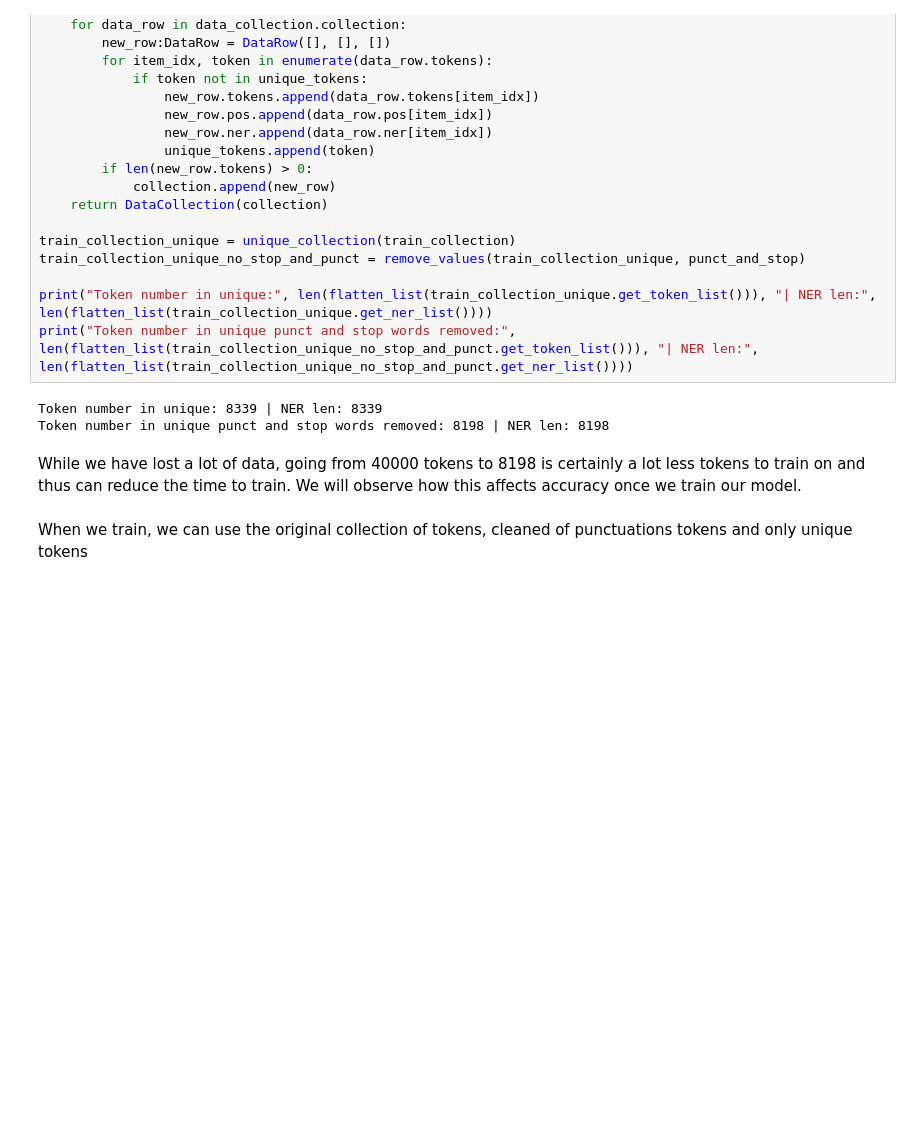
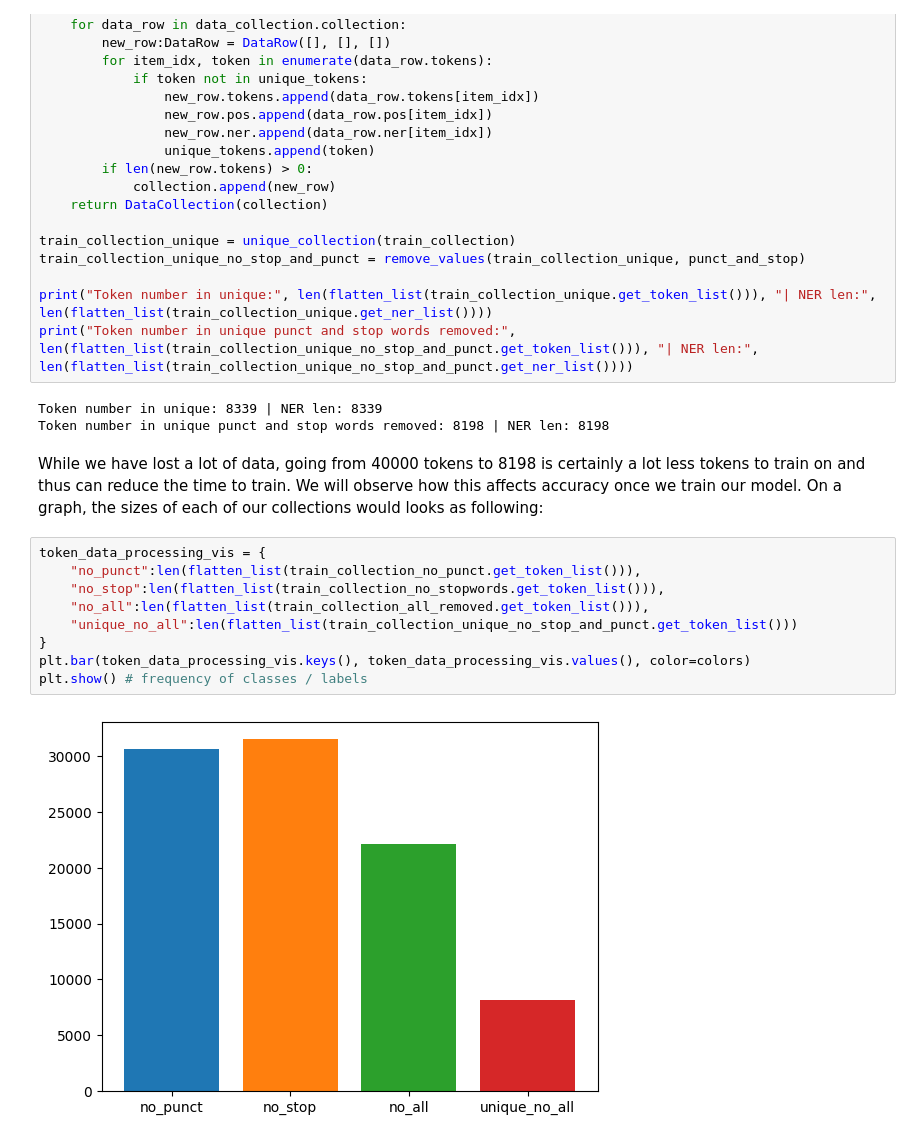
Before and after one commit to OliverKrieger/COM3029---NLP, a Jupyter notebook: cw/report/report_notebook.ipynb, the cells around one changed output. Cells and saved outputs as stored; diff of their text form; blank space fills up the shorter version.

```diff
--- a/cw/report/report_notebook.ipynb
+++ b/cw/report/report_notebook.ipynb
@@ -349,6 +349,15 @@ print("Token number in unique punct and stop words removed:", len(flatten_list(t
 Token number in unique: 8339 | NER len: 8339
 Token number in unique punct and stop words removed: 8198 | NER len: 8198
 # %% [markdown]
-While we have lost a lot of data, going from 40000 tokens to 8198 is certainly a lot less tokens to train on and thus can reduce the time to train. We will observe how this affects accuracy once we train our model.
+While we have lost a lot of data, going from 40000 tokens to 8198 is certainly a lot less tokens to train on and thus can reduce the time to train. We will observe how this affects accuracy once we train our model. On a graph, the sizes of each of our collections would looks as following:
-# %% [markdown]
-When we train, we can use the original collection of tokens, cleaned of punctuations tokens and only unique tokens
+# %%
+token_data_processing_vis = {
+    "no_punct":len(flatten_list(train_collection_no_punct.get_token_list())),
+    "no_stop":len(flatten_list(train_collection_no_stopwords.get_token_list())),
+    "no_all":len(flatten_list(train_collection_all_removed.get_token_list())),
+    "unique_no_all":len(flatten_list(train_collection_unique_no_stop_and_punct.get_token_list()))
+}
+plt.bar(token_data_processing_vis.keys(), token_data_processing_vis.values(), color=colors)
+plt.show() # frequency of classes / labels
+# %% [output]
+[figure, added]
```
Also changed, not shown: parts of 11 cells of this notebook.
